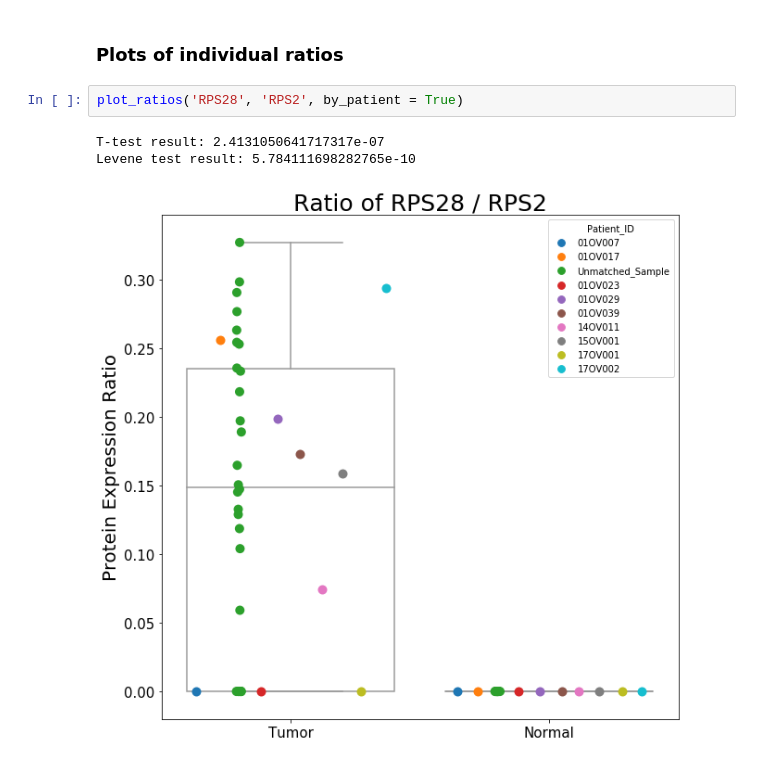
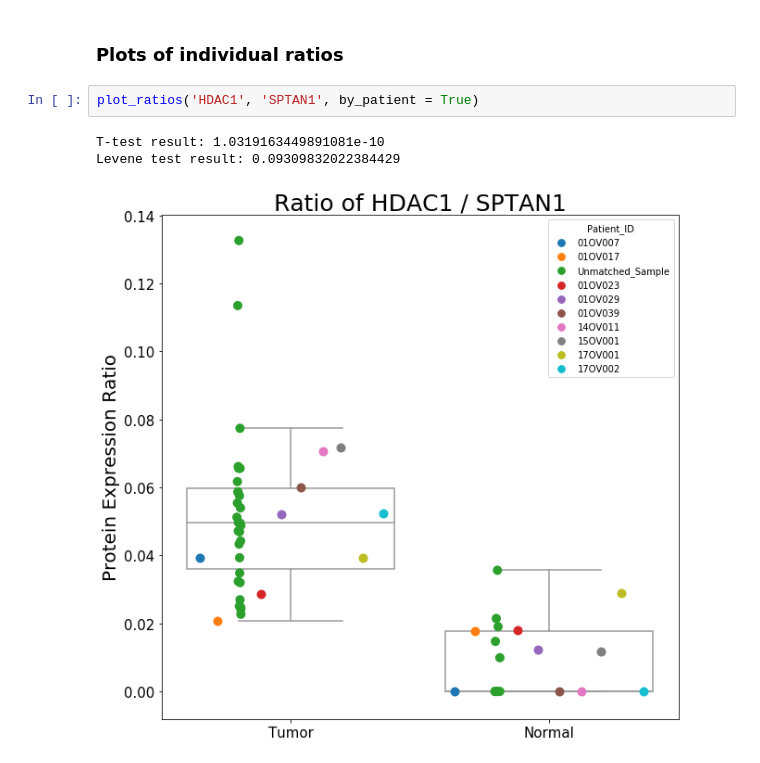
Before and after one commit to PayneLab/OvarianProspective, a Jupyter notebook: Protein_Complexes/Ratio_Analysis.ipynb, the cells around one changed output. Drawn from its saved outputs; the diff is of its cells as text.

```diff
--- a/Protein_Complexes/Ratio_Analysis.ipynb
+++ b/Protein_Complexes/Ratio_Analysis.ipynb
@@ -85,9 +100,9 @@ var_complex_types['Normal Missing Proteins']
 # %% [markdown]
 ### Plots of individual ratios
 # %%
-plot_ratios('RPS28', 'RPS2', by_patient = True)
+plot_ratios('HDAC1', 'SPTAN1', by_patient = True)
 # %% [output]
-T-test result: 2.4131050641717317e-07
-Levene test result: 5.784111698282765e-10
+T-test result: 1.0319163449891081e-10
+Levene test result: 0.09309832022384429
-[figure, old version]
+[figure, new version]
 # %%
```
Also changed, not shown: parts of 10 cells of this notebook, 4 other files.
